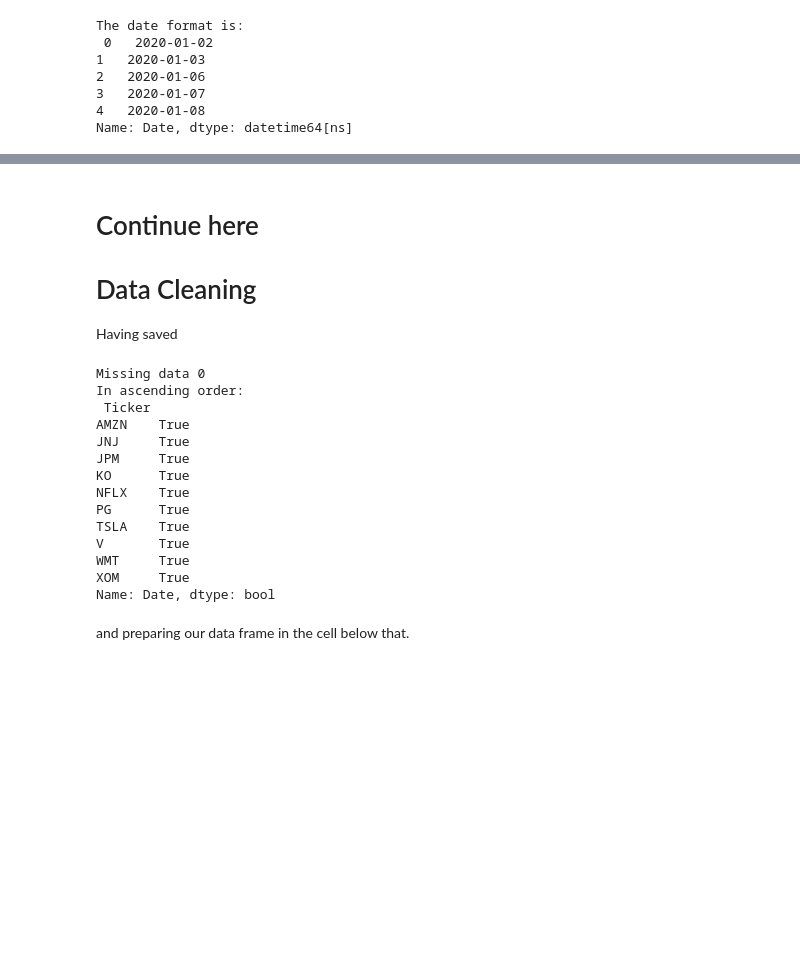
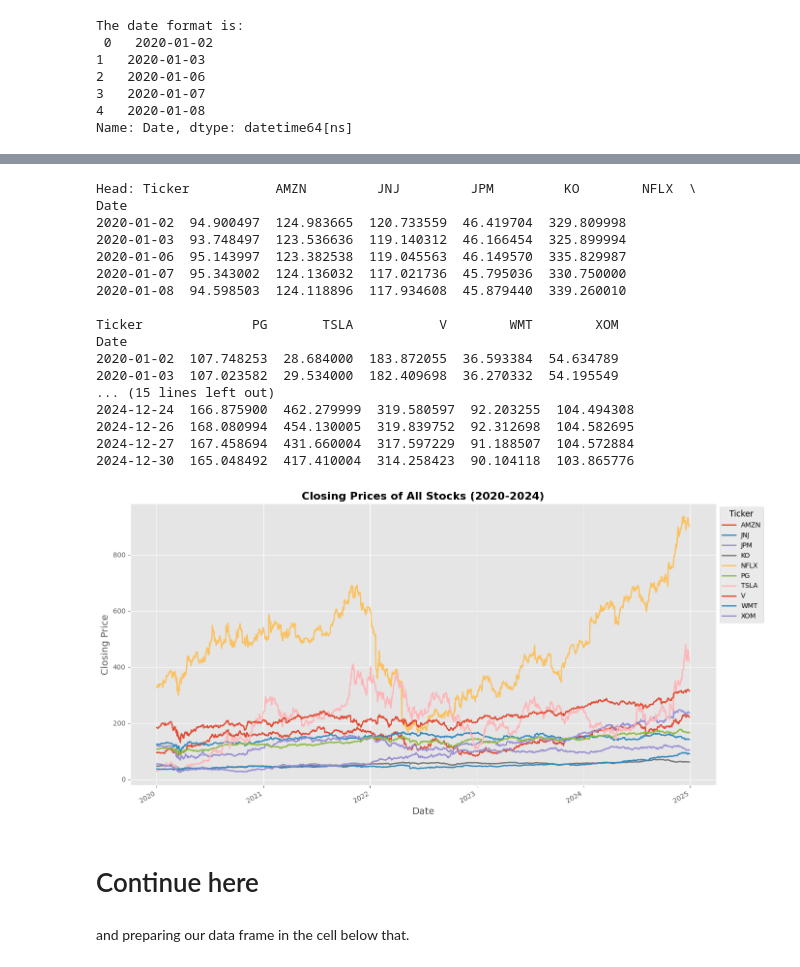
Before and after one commit to Imperial-Business-School/python-for-finance-Sophie222222, a Jupyter notebook: Individual Assignment/Individual Assignment.ipynb, the cells around one changed output, grey strips where cells are left out. Saved outputs shown, nothing was run; the diff lists cells and outputs as text; code cells hidden in the pictures; blank space fills up the shorter version.

```diff
--- a/Individual Assignment/Individual Assignment.ipynb
+++ b/Individual Assignment/Individual Assignment.ipynb
@@ -61,33 +93,42 @@ Name: Date, dtype: datetime64[ns]
+# %%
+#Pivot table with closing prices
+pivot_df = df.pivot(index="Date", columns="Ticker", values="Close")
+
+# Show the head
+print("Head:", pivot_df.head())
+
+# Show the tail
+print("\nTail:", pivot_df.tail())
+
+#Plot
+plot = pivot_df.plot(figsize=(14, 7), linewidth=2)
+plot.set_title("Closing Prices of All Stocks (2020-2024)", fontsize=16, fontweight='bold')
+plot.set_ylabel("Closing Price", fontsize=14)
+plot.set_xlabel("Date", fontsize=14)
+plot.legend(title="Ticker", fontsize=10, title_fontsize=12, loc='upper left', bbox_to_anchor=(1, 1))
+plt.tight_layout()
+plt.show()
+# %% [output]
+Head: Ticker           AMZN         JNJ         JPM         KO        NFLX  \
+Date
+2020-01-02  94.900497  124.983665  120.733559  46.419704  329.809998
+2020-01-03  93.748497  123.536636  119.140312  46.166454  325.899994
+2020-01-06  95.143997  123.382538  119.045563  46.149570  335.829987
+2020-01-07  95.343002  124.136032  117.021736  45.795036  330.750000
+2020-01-08  94.598503  124.118896  117.934608  45.879440  339.260010
+
+Ticker              PG       TSLA           V        WMT        XOM
+Date
+2020-01-02  107.748253  28.684000  183.872055  36.593384  54.634789
+2020-01-03  107.023582  29.534000  182.409698  36.270332  54.195549
+... (15 lines left out)
+2024-12-24  166.875900  462.279999  319.580597  92.203255  104.494308
+2024-12-26  168.080994  454.130005  319.839752  92.312698  104.582695
+2024-12-27  167.458694  431.660004  317.597229  91.188507  104.572884
+2024-12-30  165.048492  417.410004  314.258423  90.104118  103.865776
+[figure, added]
 # %% [markdown]
 # Continue here
-# Data Cleaning
-Having saved
-# %%
-#Check for missing values
-print("Missing data", df.isnull().sum().sum())
-
-#Check for ascending order in the index by ticker
-order = df.groupby("Ticker")["Date"].apply(lambda x: x.is_monotonic_increasing)
-print("In ascending order:\n", order)
-
-#Continue here
-#Check for duplicates
-df.duplicated().sum()
-# %% [output]
-Missing data 0
-In ascending order:
- Ticker
-AMZN    True
-JNJ     True
-JPM     True
-KO      True
-NFLX    True
-PG      True
-TSLA    True
-V       True
-WMT     True
-XOM     True
-Name: Date, dtype: bool
 # %% [markdown]
 and preparing our data frame in the cell below that.
 # %% [markdown]
```
Also changed, not shown: parts of 10 cells of this notebook, 1 other file.
